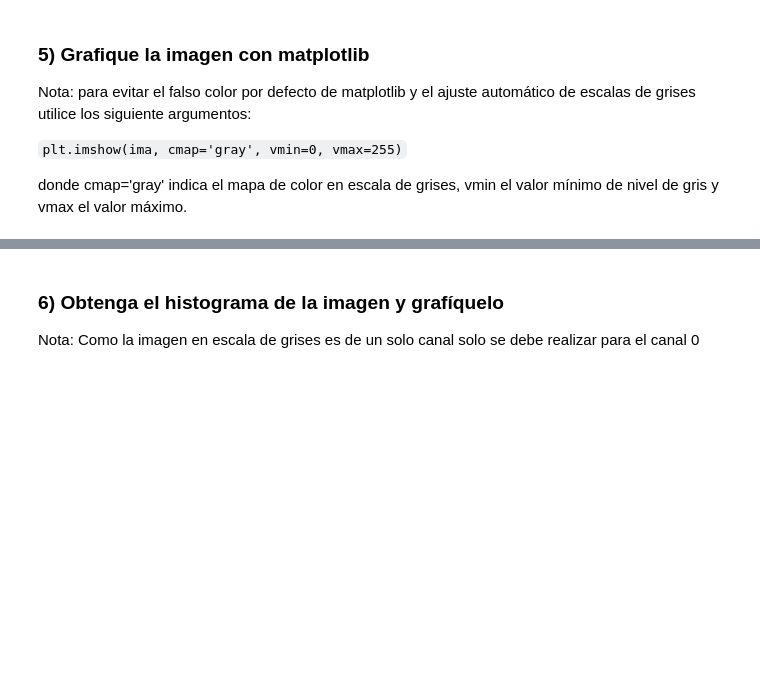
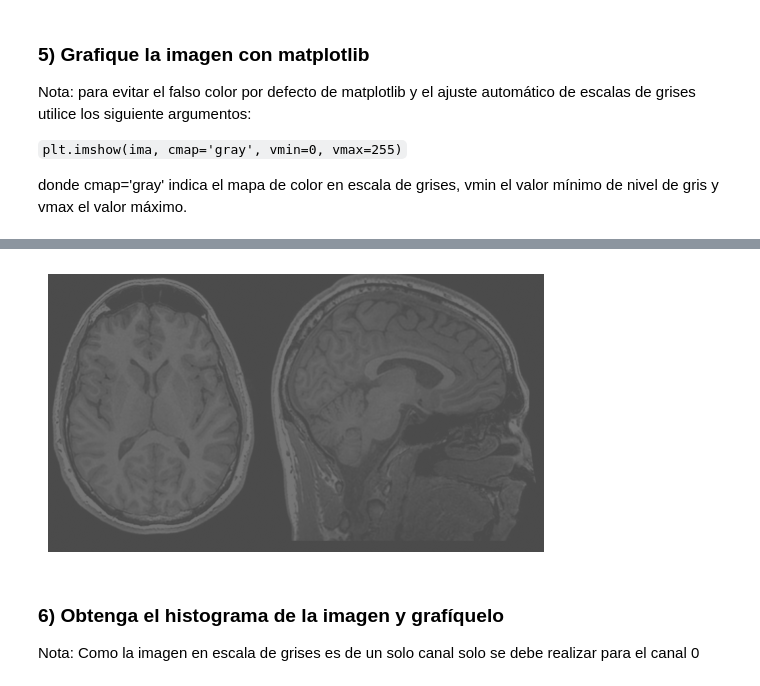
Before and after one commit to MiguelToro53/Info_2, a Jupyter notebook: Talleres/Taller_1_P3.ipynb, the cells around one changed output, grey strips where cells are left out. Cells and saved outputs as stored; diff of their text form; code cells hidden in the pictures; blank space fills up the shorter version.

````diff
--- a/Talleres/Taller_1_P3.ipynb
+++ b/Talleres/Taller_1_P3.ipynb
@@ -8,5 +17,7 @@ else:
 # %% [markdown]
 ### 1) Lea la imagen 'MRI.png' descargada anteriormente.
+# %%
+img = cv2.imread('MRI.png')
 # %% [markdown]
 ### 2) Imprima las filas, columnas y canales de la imagen.
 Sugerencia: Use ```np.shape()```
@@ -17,5 +29,7 @@ Filas, columnas y canales  (421, 752, 3)
 ### 3) Realice el cambio de color de BRG a escala de grises.
 Lo puede realizar con la función ```cv2.cvtColor()```
 e indicando el cambio del espacio de color como ```cv2.COLOR_BGR2GRAY```
+# %%
+img_g = cv2.cvtColor(img, cv2.COLOR_BGR2GRAY)
 # %% [markdown]
 ### 4) Imprima nuevamente las filas, columnas y canales de la imagen.
@@ -36,3 +47,9 @@ donde cmap='gray' indica el mapa de color en escala de grises, vmin el valor mí
+# %%
+plt.imshow(img_g, cmap='gray', vmin=0, vmax=255)
+plt.axis('off')
+plt.show()
+# %% [output]
+[figure, added]
 # %% [markdown]
 ### 6) Obtenga el histograma de la imagen y grafíquelo
 Nota: Como la imagen en escala de grises es de un solo canal solo se debe realizar para el canal 0
````
Also changed, not shown: parts of 16 cells of this notebook, 19 other files.
